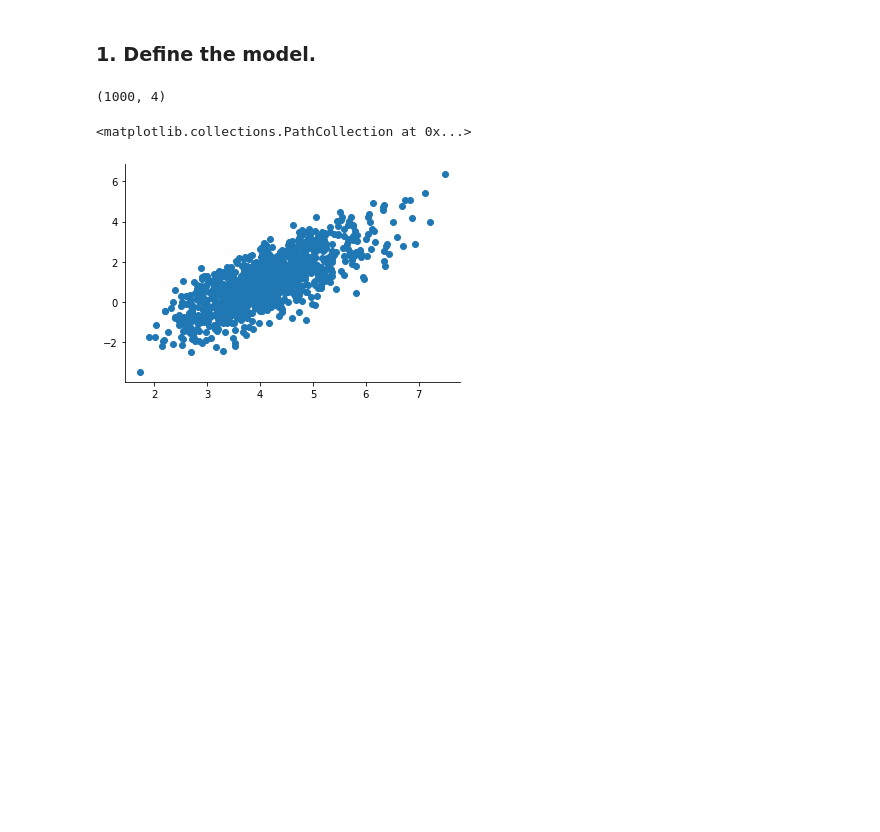
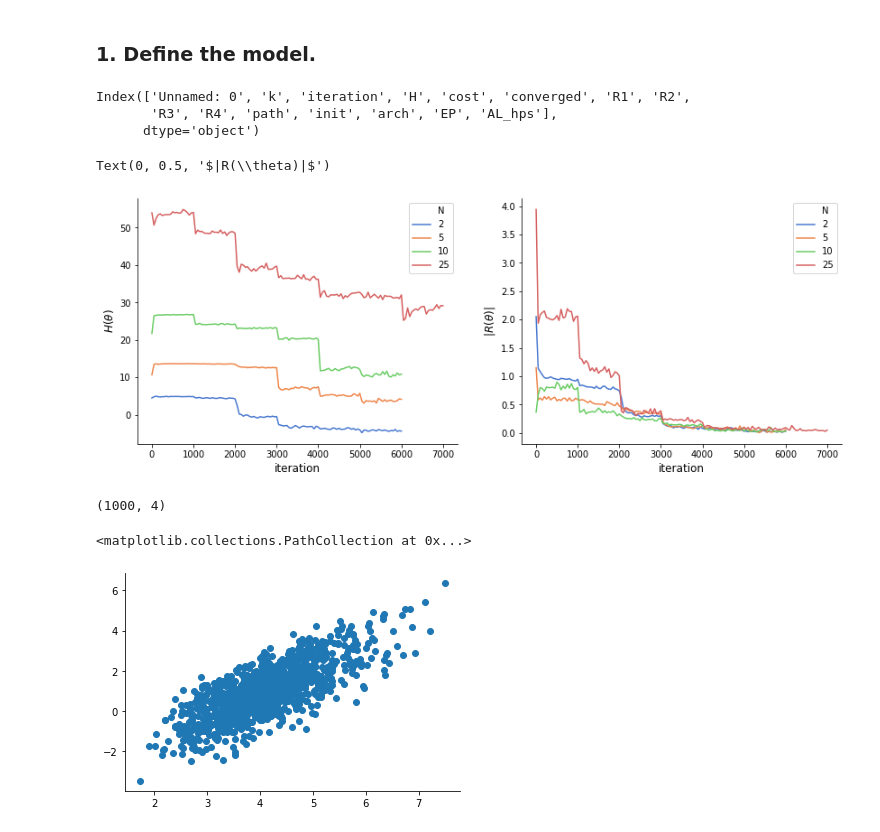
Before and after one commit to cunningham-lab/epi, a Jupyter notebook: notebooks/stab_amp/Stable_Amplification_RNNs.ipynb, the cells around one changed output. Cells and saved outputs as stored; diff of their text form; code cells hidden in the pictures; blank space fills up the shorter version.

```diff
--- a/notebooks/stab_amp/Stable_Amplification_RNNs.ipynb
+++ b/notebooks/stab_amp/Stable_Amplification_RNNs.ipynb
@@ -43,6 +43,30 @@ def stable_amplification_r2(U, V):
     T_x = tf.stack([Js_eig_max, tf.square(Js_eig_max-Js_eig_max_mean),
                     J_eig_realmax, tf.square(J_eig_realmax-J_eig_realmax_mean)], axis=1)
     return T_x
+# %%
+name = "Rank2Net"
+params = []
+M = Model(name, params)
+epi_df = M.get_epi_df()
+print(epi_df.columns)
+# %% [output]
+Index(['Unnamed: 0', 'k', 'iteration', 'H', 'cost', 'converged', 'R1', 'R2',
+       'R3', 'R4', 'path', 'init', 'arch', 'EP', 'AL_hps'],
+      dtype='object')
+# %%
+epi_df = M.get_epi_df()
+epi_df['N'] = [row['init']['mu'].shape[0]//4 for i, row in epi_df.iterrows()]
+epi_df['Rnorm'] = [np.linalg.norm([row['R%d' % j] for j in range(1,5)])
+                   for i, row in epi_df.iterrows()]
+
+fig, axs = plt.subplots(1,2,figsize=(14,5))
+sns.lineplot(x='iteration', y='H', ax=axs[0], hue='N', data=epi_df, palette="muted")
+axs[0].set_ylabel(r'$H(\theta)$')
+sns.lineplot(x='iteration', y='Rnorm', ax=axs[1], hue='N', data=epi_df, palette="muted")
+axs[1].set_ylabel(r'$|R(\theta)|$')
+# %% [output]
+Text(0, 0.5, '$|R(\\theta)|$')
+[figure, added]
 # %%
 r = 2
 B = 1000
```
Also changed, not shown: parts of 1 cell of this notebook, 3 other files.
